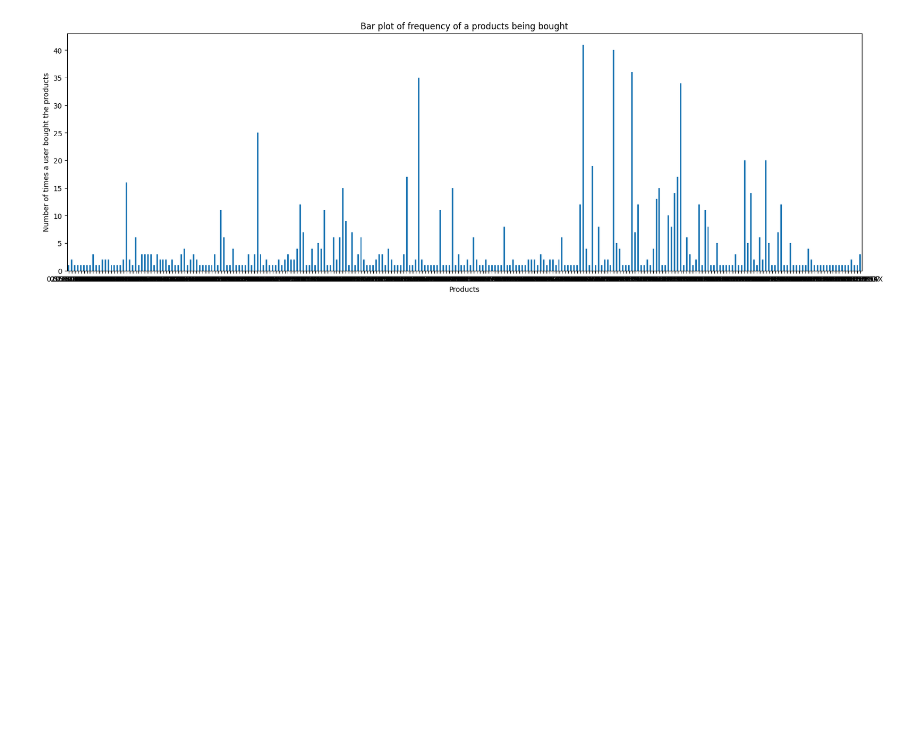
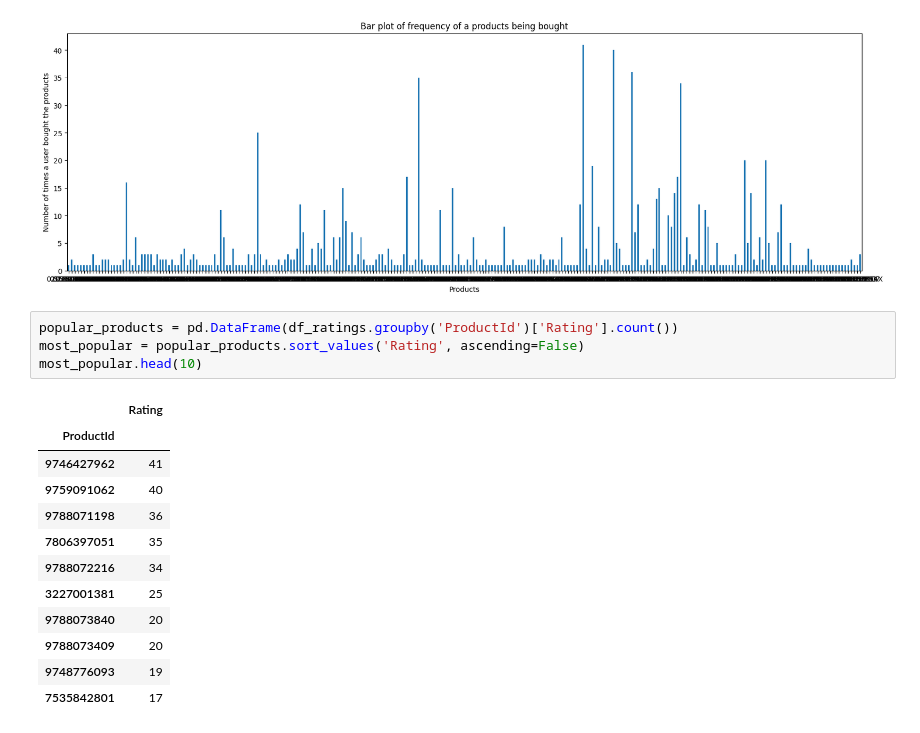
Before and after one commit to marshanabilah/recommendation-system, a Jupyter notebook: rec_system_ratings.ipynb, the cells around one changed output. Drawn from its saved outputs; the diff is of its cells as text; blank space fills up the shorter version.

```diff
--- a/rec_system_ratings.ipynb
+++ b/rec_system_ratings.ipynb
@@ -99,3 +101,20 @@ plt.ylabel('Number of times a user bought the products')
 # %% [output]
 Text(0, 0.5, 'Number of times a user bought the products')
 [figure]
+# %%
+popular_products = pd.DataFrame(df_ratings.groupby('ProductId')['Rating'].count())
+most_popular = popular_products.sort_values('Rating', ascending=False)
+most_popular.head(10)
+# %% [output]
+|  | Rating |
+| ProductId |  |
+| 9746427962 | 41 |
+| 9759091062 | 40 |
+| 9788071198 | 36 |
+| 7806397051 | 35 |
+| 9788072216 | 34 |
+| 3227001381 | 25 |
+| 9788073840 | 20 |
+| 9788073409 | 20 |
+| 9748776093 | 19 |
+| 7535842801 | 17 |
```
Also changed, not shown: parts of 19 cells of this notebook.
